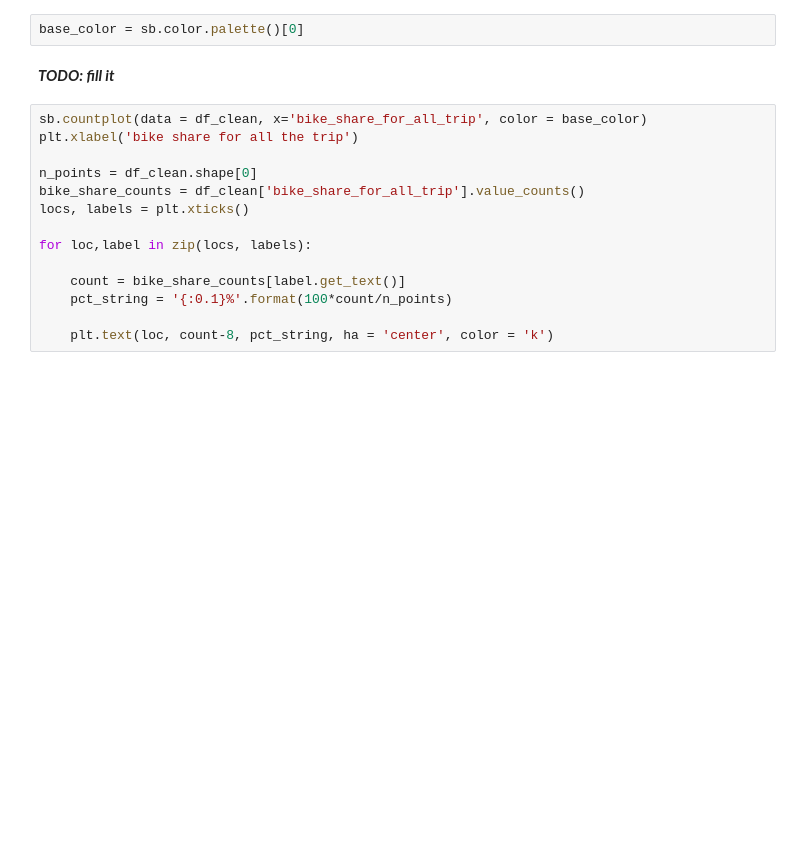
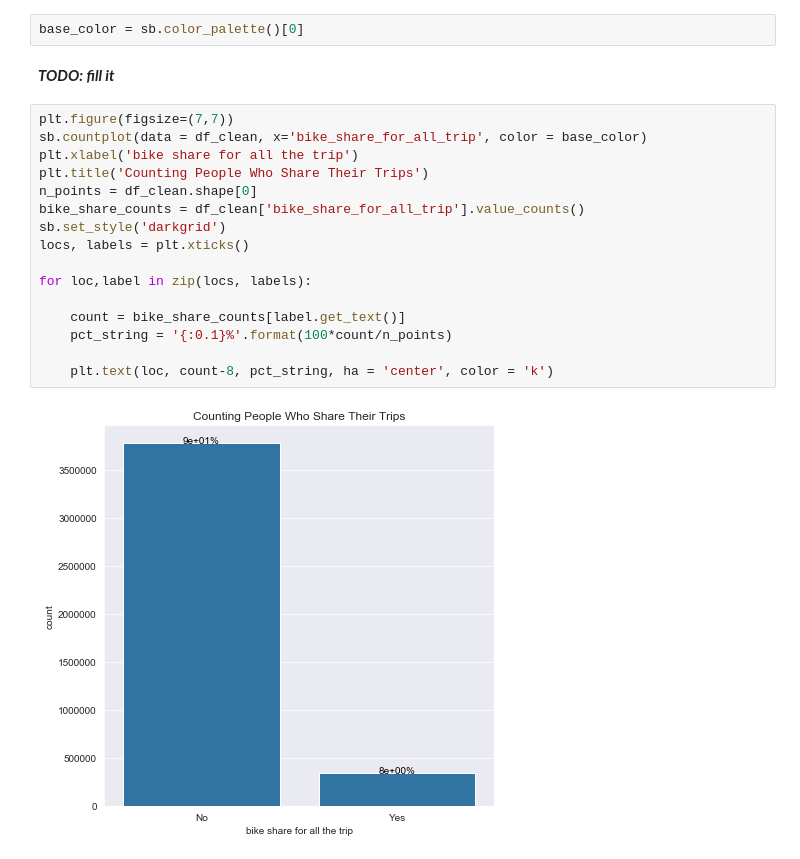
Before and after one commit to FarahAlthinayyan/Communicating_Data_Findings, a Jupyter notebook: slide_deck_template.ipynb, the cells around one changed output. Saved outputs shown, nothing was run; the diff lists cells and outputs as text; blank space fills up the shorter version.

```diff
--- a/slide_deck_template.ipynb
+++ b/slide_deck_template.ipynb
@@ -17,20 +17,24 @@ from datetime import datetime
 
 df_clean = pd.read_csv('master_fordgobike_tripdata.csv')
 # %%
-base_color = sb.color.palette()[0]
+base_color = sb.color_palette()[0]
 # %% [markdown]
 ***TODO: fill it***
 # %%
+plt.figure(figsize=(7,7))
 sb.countplot(data = df_clean, x='bike_share_for_all_trip', color = base_color)
 plt.xlabel('bike share for all the trip')
-
+plt.title('Counting People Who Share Their Trips')
 n_points = df_clean.shape[0]
 bike_share_counts = df_clean['bike_share_for_all_trip'].value_counts()
+sb.set_style('darkgrid')
 locs, labels = plt.xticks()
 
 for loc,label in zip(locs, labels):
 
     count = bike_share_counts[label.get_text()]
     pct_string = '{:0.1}%'.format(100*count/n_points)
 
     plt.text(loc, count-8, pct_string, ha = 'center', color = 'k')
+# %% [output]
+[figure, added]
```
Also changed, not shown: parts of 7 cells of this notebook, 2 other files.
